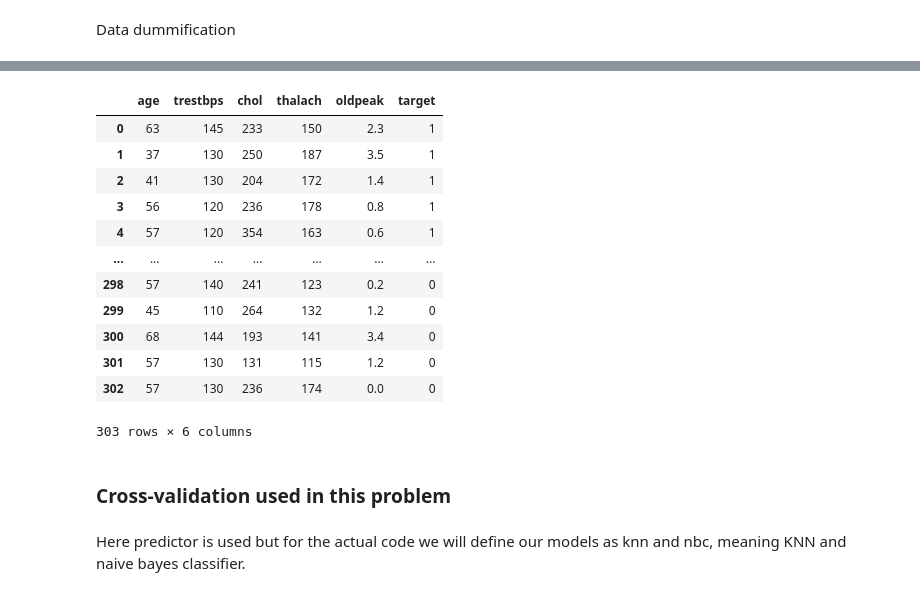
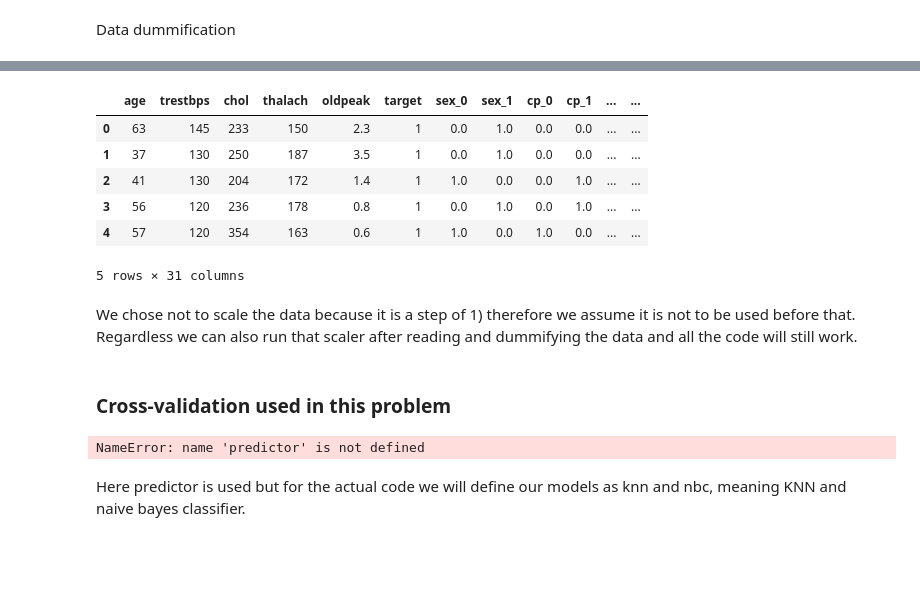
Before and after one commit to tomasbrogueira/Work, a Jupyter notebook: IST/Aprendizagem/HW/G131_hw2.ipynb, the cells around one changed output, grey strips where cells are left out. Drawn from its saved outputs; the diff is of its cells as text; code cells hidden in the pictures; blank space fills up the shorter version.

```diff
--- a/IST/Aprendizagem/HW/G131_hw2.ipynb
+++ b/IST/Aprendizagem/HW/G131_hw2.ipynb
@@ -35,10 +35,10 @@ vars_to_dummify = ['sex', 'cp', 'fbs', 'restecg', 'exang', 'slope', 'ca', 'thal'
 X = df[vars_to_dummify]
 
 # dummify columns
-encoder = OneHotEncoder(handle_unknown='ignore') #handle_unknown='ignore', sparse=False, dtype=bool)
+encoder = OneHotEncoder(sparse=False,handle_unknown='ignore') #handle_unknown='ignore', sparse=False, dtype=bool)
 trans_X = encoder.fit_transform(X)
 new_vars = encoder.get_feature_names_out(vars_to_dummify)
-new_vars, trans_X, new_vars.shape, trans_X.shape~
+new_vars, trans_X, new_vars.shape, trans_X.shape
 # %% [output]
 (array(['sex_0', 'sex_1', 'cp_0', 'cp_1', 'cp_2', 'cp_3', 'fbs_0', 'fbs_1',
         'restecg_0', 'restecg_1', 'restecg_2', 'exang_0', 'exang_1',
@@ -71,30 +56,29 @@ print(trans_X)
 # %%
 df_dummified = df.copy()
 
 # append dummified columns
 df_dummified.drop(vars_to_dummify, axis = 1, inplace=True)
 df_dummified
+if len(new_vars) != trans_X.shape[1]:
+    raise ValueError("The number of new_vars does not match the number of columns in trans_X")
 
 df_dummified[new_vars] = pd.DataFrame(trans_X, columns=new_vars)
 df_dummified.head()
 # %% [output]
-|  | age | trestbps | chol | thalach | oldpeak | target |
-| 0 | 63 | 145 | 233 | 150 | 2.3 | 1 |
-| 1 | 37 | 130 | 250 | 187 | 3.5 | 1 |
-| 2 | 41 | 130 | 204 | 172 | 1.4 | 1 |
-| 3 | 56 | 120 | 236 | 178 | 0.8 | 1 |
-| 4 | 57 | 120 | 354 | 163 | 0.6 | 1 |
-| ... | ... | ... | ... | ... | ... | ... |
-| 298 | 57 | 140 | 241 | 123 | 0.2 | 0 |
-| 299 | 45 | 110 | 264 | 132 | 1.2 | 0 |
-| 300 | 68 | 144 | 193 | 141 | 3.4 | 0 |
-| 301 | 57 | 130 | 131 | 115 | 1.2 | 0 |
-| 302 | 57 | 130 | 236 | 174 | 0.0 | 0 |
+|  | age | trestbps | chol | thalach | oldpeak | target | sex_0 | sex_1 | cp_0 | cp_1 | ... | ... |
+| 0 | 63 | 145 | 233 | 150 | 2.3 | 1 | 0.0 | 1.0 | 0.0 | 0.0 | ... | ... |
+| 1 | 37 | 130 | 250 | 187 | 3.5 | 1 | 0.0 | 1.0 | 0.0 | 0.0 | ... | ... |
+| 2 | 41 | 130 | 204 | 172 | 1.4 | 1 | 1.0 | 0.0 | 0.0 | 1.0 | ... | ... |
+| 3 | 56 | 120 | 236 | 178 | 0.8 | 1 | 0.0 | 1.0 | 0.0 | 1.0 | ... | ... |
+| 4 | 57 | 120 | 354 | 163 | 0.6 | 1 | 1.0 | 0.0 | 1.0 | 0.0 | ... | ... |
-303 rows × 6 columns
+5 rows × 31 columns
+# %% [markdown]
+We chose not to scale the data because it is a step of 1) therefore we assume it is not to be used before that. Regardless we can also run that scaler after reading and dummifying the data and all the code will still work.
 # %% [markdown]
 ### Cross-validation used in this problem
 # %%
 from sklearn.model_selection import StratifiedKFold
+from sklearn import metrics
 
 # applying 5-fold cross-validation with shuffling
 
@@ -110,5 +94,5 @@ for train_k, test_k in folds.split(X, y):
     predictor.fit(X_train, y_train)
     y_pred = predictor.predict(X_test)
     acc_folds.append(round(metrics.accuracy_score(y_test, y_pred),2))
-
-print("Fold accuracies:", acc_folds)
+# %% [output]
+NameError: name 'predictor' is not defined
```
Also changed, not shown: parts of 26 cells of this notebook, 2 other files.
